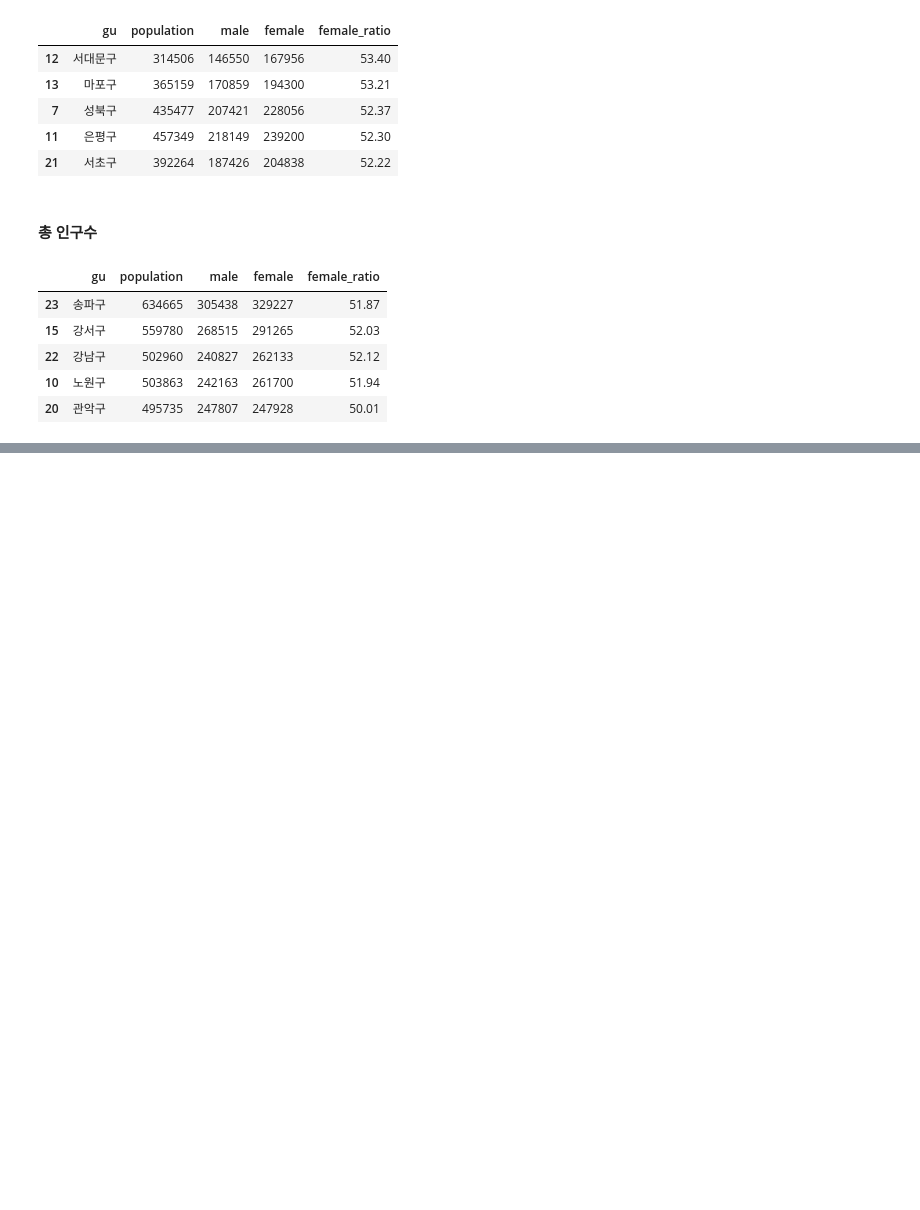
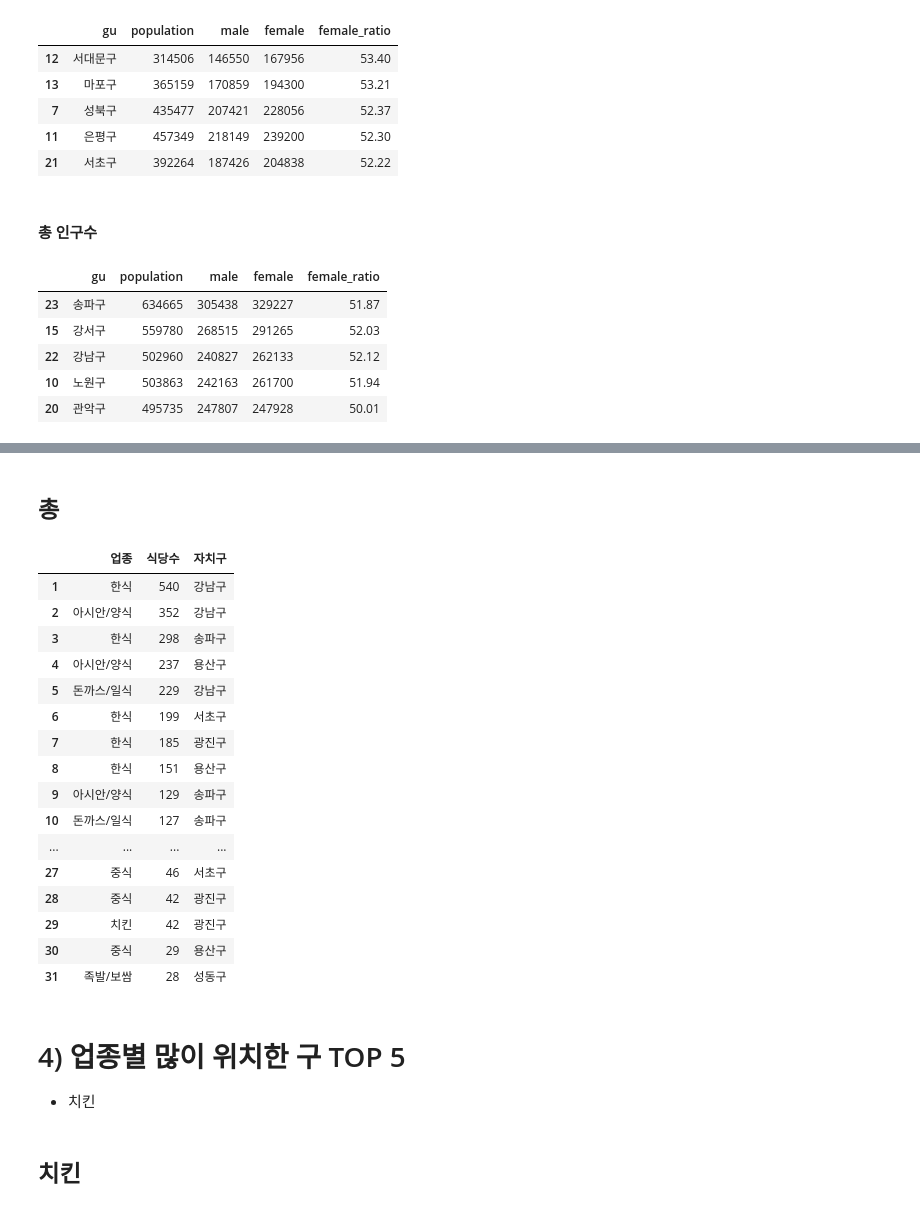
Before and after one commit to sangchun1/sales_project, a Jupyter notebook: data_analysis/seoul_delievery_analysis.ipynb, the cells around one changed output, grey strips where cells are left out. Cells and saved outputs as stored; diff of their text form; code cells hidden in the pictures; blank space fills up the shorter version.

```diff
--- a/data_analysis/seoul_delievery_analysis.ipynb
+++ b/data_analysis/seoul_delievery_analysis.ipynb
@@ -278,0 +615,41 @@ dfi.export(df_female_num, "./plot/df_female_num.png")
+# %%
+# 데이터 프레임을 이미지로 변환
+df_gu_gj = df_gu_gj.head(6)
+dfi.export(df_gu_gj, "./plot/df_gu_gj(광진).png")
+# %% [markdown]
+## 총
+# %%
+# 각 데이터 프레임에 자치구 컬럼 추가
+df_gu_gn['자치구'] = '강남구'
+df_gu_sp['자치구'] = '송파구'
+df_gu_sc['자치구'] = '서초구'
+df_gu_sd['자치구'] = '성동구'
+df_gu_ys['자치구'] = '용산구'
+df_gu_gj['자치구'] = '광진구'
+# %%
+# 데이터 프레임 합치기
+df_gu_all = pd.concat([df_gu_gn, df_gu_sp, df_gu_sc, df_gu_sd, df_gu_ys, df_gu_gj])
+# %%
+df_gu_all = df_gu_all.sort_values(by=['식당수'], ascending=False)
+df_gu_all.set_index([pd.Index(range(1, df_gu_all.자치구.count()+1))], inplace=True)
+# %%
+# 데이터 확인
+df_gu_all
+# %% [output]
+|  | 업종 | 식당수 | 자치구 |
+| 1 | 한식 | 540 | 강남구 |
+| 2 | 아시안/양식 | 352 | 강남구 |
+| 3 | 한식 | 298 | 송파구 |
+| 4 | 아시안/양식 | 237 | 용산구 |
+| 5 | 돈까스/일식 | 229 | 강남구 |
+| 6 | 한식 | 199 | 서초구 |
+| 7 | 한식 | 185 | 광진구 |
+| 8 | 한식 | 151 | 용산구 |
+| 9 | 아시안/양식 | 129 | 송파구 |
+| 10 | 돈까스/일식 | 127 | 송파구 |
+| ... | ... | ... | ... |
+| 27 | 중식 | 46 | 서초구 |
+| 28 | 중식 | 42 | 광진구 |
+| 29 | 치킨 | 42 | 광진구 |
+| 30 | 중식 | 29 | 용산구 |
+| 31 | 족발/보쌈 | 28 | 성동구 |
@@ -278,0 +660,3 @@ dfi.export(df_female_num, "./plot/df_female_num.png")
+# %% [markdown]
+# 4) 업종별 많이 위치한 구 TOP 5
+* 치킨
@@ -278,0 +669,2 @@ dfi.export(df_female_num, "./plot/df_female_num.png")
+# %% [markdown]
+## 치킨
```
Also changed, not shown: parts of 161 cells of this notebook, 17 other files.
